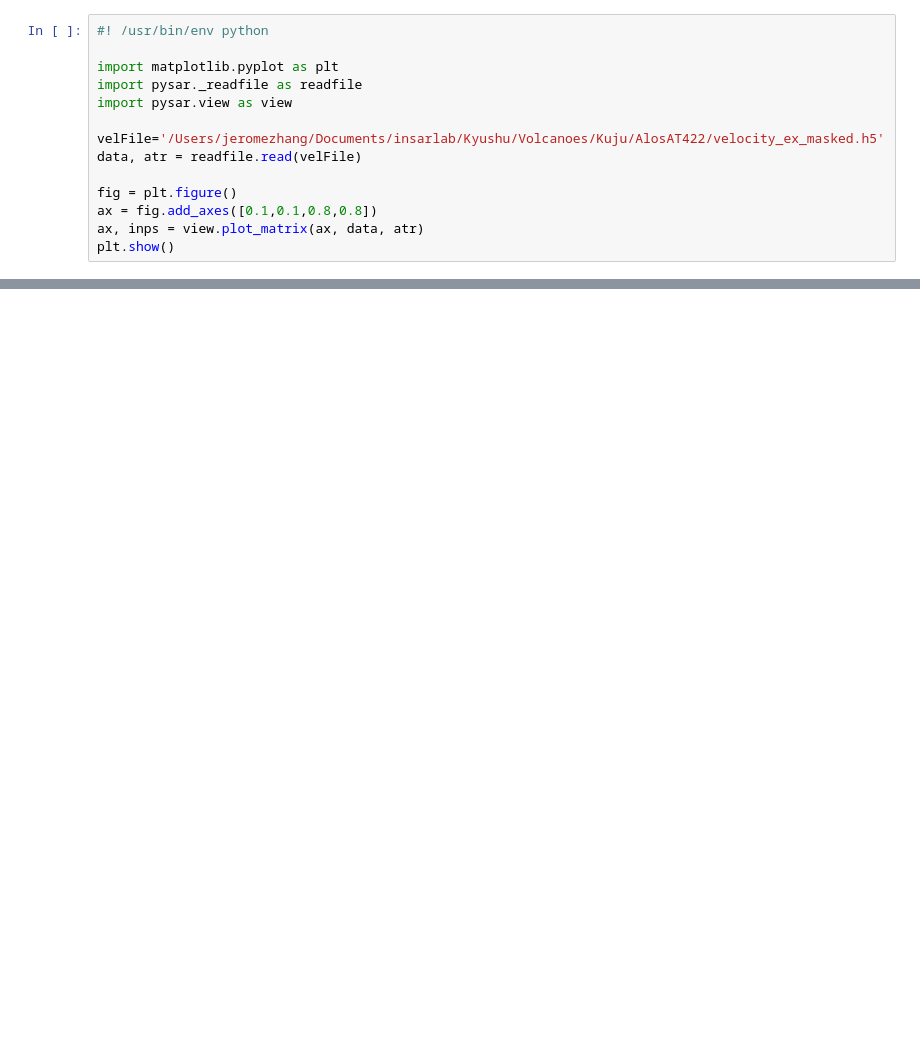
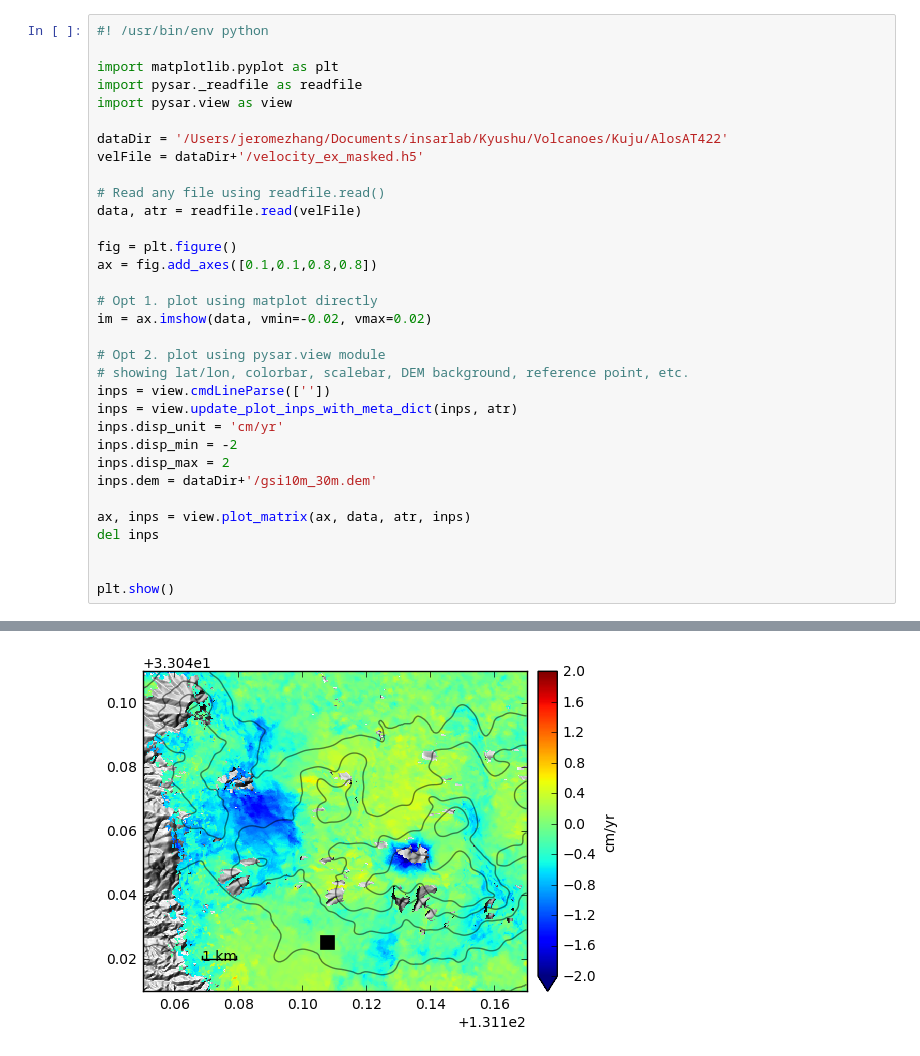
Before and after one commit to insarlab/MintPy, a Jupyter notebook: example/plot_single_dataset.ipynb, the cells around one changed output, grey strips where cells are left out. Saved outputs shown, nothing was run; the diff lists cells and outputs as text; blank space fills up the shorter version.

Commit message:
update plot_single_dataset example

```diff
--- a/example/plot_single_dataset.ipynb
+++ b/example/plot_single_dataset.ipynb
@@ -5,11 +5,30 @@ import matplotlib.pyplot as plt
 import pysar._readfile as readfile
 import pysar.view as view
 
-velFile='/Users/jeromezhang/Documents/insarlab/Kyushu/Volcanoes/Kuju/AlosAT422/velocity_ex_masked.h5'
+dataDir = '/Users/jeromezhang/Documents/insarlab/Kyushu/Volcanoes/Kuju/AlosAT422'
+velFile = dataDir+'/velocity_ex_masked.h5'
+
+# Read any file using readfile.read()
 data, atr = readfile.read(velFile)
 
 fig = plt.figure()
 ax = fig.add_axes([0.1,0.1,0.8,0.8])
-ax, inps = view.plot_matrix(ax, data, atr)
+
+# Opt 1. plot using matplot directly
+im = ax.imshow(data, vmin=-0.02, vmax=0.02)
+
+# Opt 2. plot using pysar.view module
+# showing lat/lon, colorbar, scalebar, DEM background, reference point, etc.
+inps = view.cmdLineParse([''])
+inps = view.update_plot_inps_with_meta_dict(inps, atr)
+inps.disp_unit = 'cm/yr'
+inps.disp_min = -2
+inps.disp_max = 2
+inps.dem = dataDir+'/gsi10m_30m.dem'
+
+ax, inps = view.plot_matrix(ax, data, atr, inps)
+del inps
+
+
 plt.show()
 # %% [output]
@@ -16,0 +55 @@ NameError: name 'File' is not defined
+[figure, added]
```
Also changed, not shown: parts of 1 cell of this notebook.
